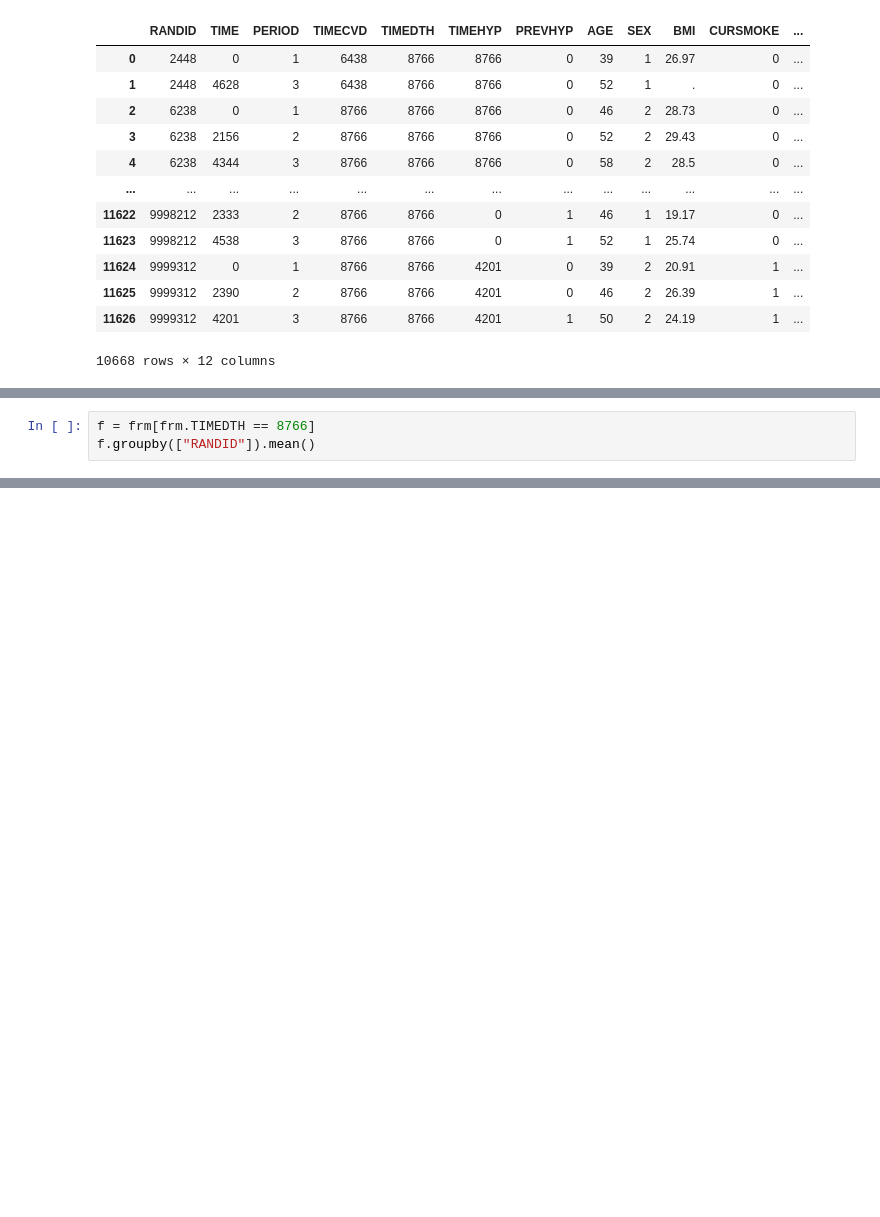
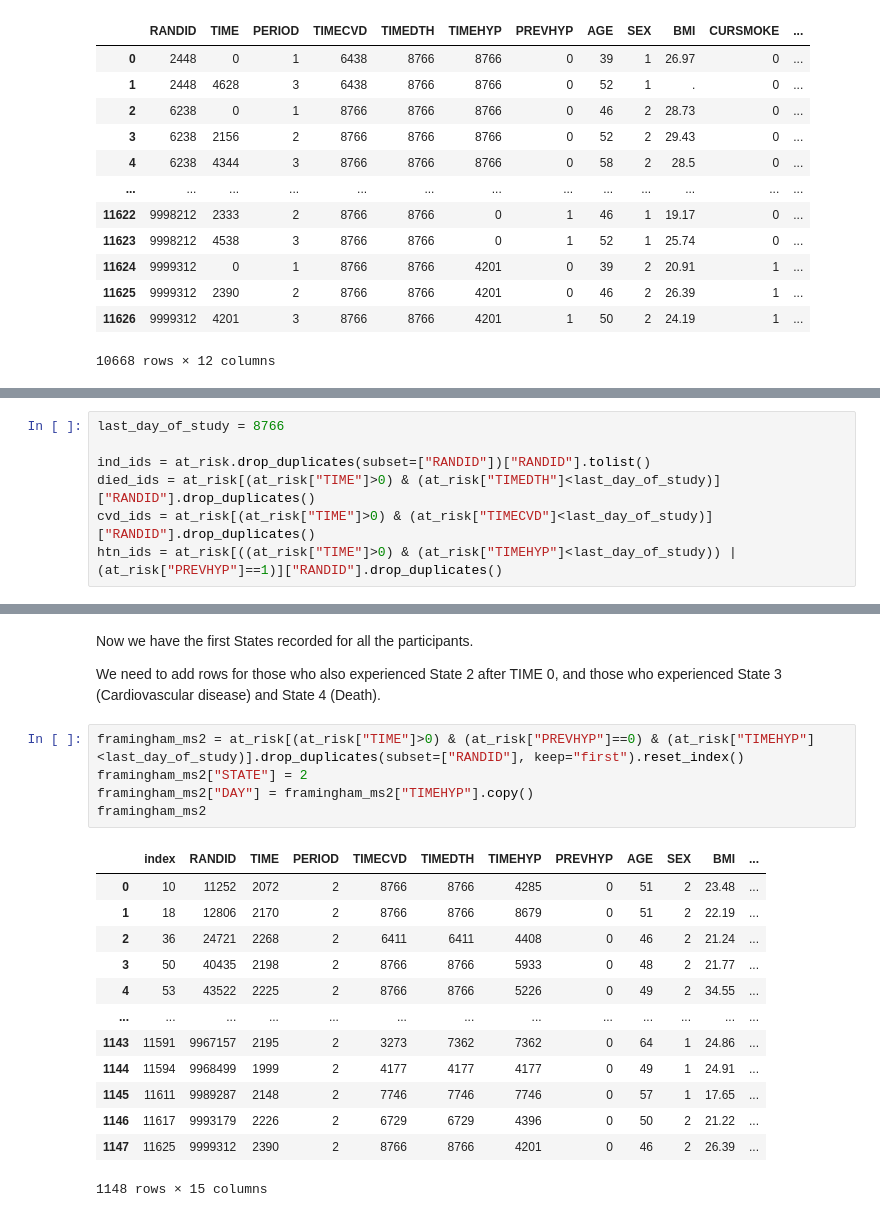
Before and after one commit to krashr-ds/framingham-ms, a Jupyter notebook: FraminghamReshaping.ipynb, the cells around one changed output, grey strips where cells are left out. Saved outputs shown, nothing was run; the diff lists cells and outputs as text; blank space fills up the shorter version.

```diff
--- a/FraminghamReshaping.ipynb
+++ b/FraminghamReshaping.ipynb
@@ -68,3 +85,7 @@ at_risk
 # %%
-f = frm[frm.TIMEDTH == 8766]
-f.groupby(["RANDID"]).mean()
+last_day_of_study = 8766
+
+ind_ids = at_risk.drop_duplicates(subset=["RANDID"])["RANDID"].tolist()
+died_ids = at_risk[(at_risk["TIME"]>0) & (at_risk["TIMEDTH"]<last_day_of_study)]["RANDID"].drop_duplicates()
+cvd_ids = at_risk[(at_risk["TIME"]>0) & (at_risk["TIMECVD"]<last_day_of_study)]["RANDID"].drop_duplicates()
+htn_ids = at_risk[((at_risk["TIME"]>0) & (at_risk["TIMEHYP"]<last_day_of_study)) | (at_risk["PREVHYP"]==1)]["RANDID"].drop_duplicates()
@@ -125,0 +211,23 @@ f2.shape
+# %% [markdown]
+Now we have the first States recorded for all the participants.
+
+We need to add rows for those who also experienced State 2 after TIME 0, and those who experienced State 3 (Cardiovascular disease) and State 4 (Death).
+# %%
+framingham_ms2 = at_risk[(at_risk["TIME"]>0) & (at_risk["PREVHYP"]==0) & (at_risk["TIMEHYP"]<last_day_of_study)].drop_duplicates(subset=["RANDID"], keep="first").reset_index()
+framingham_ms2["STATE"] = 2
+framingham_ms2["DAY"] = framingham_ms2["TIMEHYP"].copy()
+framingham_ms2
+# %% [output]
+|  | index | RANDID | TIME | PERIOD | TIMECVD | TIMEDTH | TIMEHYP | PREVHYP | AGE | SEX | BMI | ... |
+| 0 | 10 | 11252 | 2072 | 2 | 8766 | 8766 | 4285 | 0 | 51 | 2 | 23.48 | ... |
+| 1 | 18 | 12806 | 2170 | 2 | 8766 | 8766 | 8679 | 0 | 51 | 2 | 22.19 | ... |
+| 2 | 36 | 24721 | 2268 | 2 | 6411 | 6411 | 4408 | 0 | 46 | 2 | 21.24 | ... |
+| 3 | 50 | 40435 | 2198 | 2 | 8766 | 8766 | 5933 | 0 | 48 | 2 | 21.77 | ... |
+| 4 | 53 | 43522 | 2225 | 2 | 8766 | 8766 | 5226 | 0 | 49 | 2 | 34.55 | ... |
+| ... | ... | ... | ... | ... | ... | ... | ... | ... | ... | ... | ... | ... |
+| 1143 | 11591 | 9967157 | 2195 | 2 | 3273 | 7362 | 7362 | 0 | 64 | 1 | 24.86 | ... |
+| 1144 | 11594 | 9968499 | 1999 | 2 | 4177 | 4177 | 4177 | 0 | 49 | 1 | 24.91 | ... |
+| 1145 | 11611 | 9989287 | 2148 | 2 | 7746 | 7746 | 7746 | 0 | 57 | 1 | 17.65 | ... |
+| 1146 | 11617 | 9993179 | 2226 | 2 | 6729 | 6729 | 4396 | 0 | 50 | 2 | 21.22 | ... |
+| 1147 | 11625 | 9999312 | 2390 | 2 | 8766 | 8766 | 4201 | 0 | 46 | 2 | 26.39 | ... |
+1148 rows × 15 columns
```
Also changed, not shown: parts of 25 cells of this notebook.
